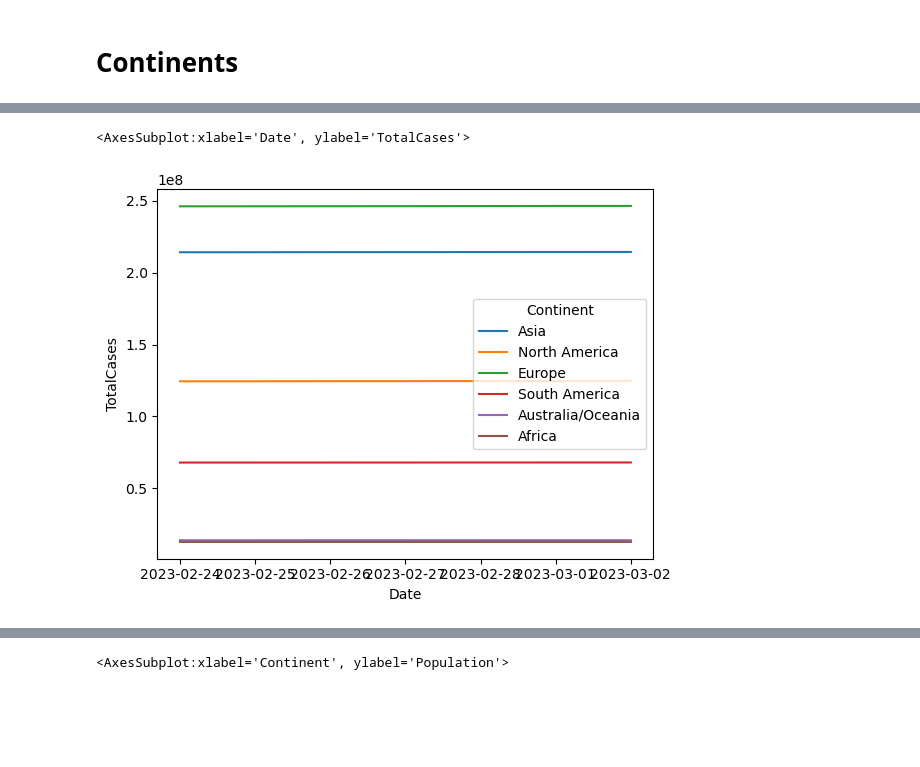
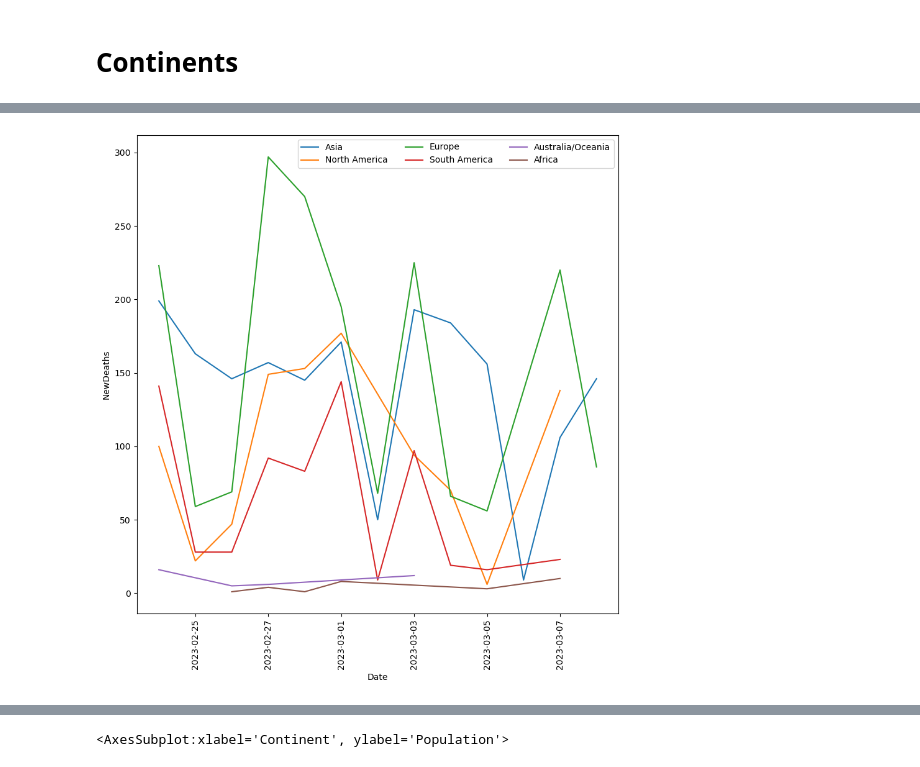
Before and after one commit to daongochoa2002/Lab1-Data-Visualization, a Jupyter notebook: Coronavirus Analysis.ipynb, the cells around one changed output, grey strips where cells are left out. Cells and saved outputs as stored; diff of their text form; code cells hidden in the pictures; blank space fills up the shorter version.

```diff
--- a/Coronavirus Analysis.ipynb
+++ b/Coronavirus Analysis.ipynb
@@ -138,9 +272,12 @@ import matplotlib.pyplot as plt
 # %%
-sns.lineplot(x="Date", y="TotalCases",
+plt.figure(figsize=(10,10))
+sns.lineplot(x="Date", y="NewDeaths",
              hue="Continent", data=continents_df)
+plt.legend(ncol=3, bbox_to_anchor=(1,1))
+plt.xticks(rotation=90)
+plt.show()
 # %% [output]
-<AxesSubplot:xlabel='Date', ylabel='TotalCases'>
-[figure, old version]
+[figure, new version]
 # %%
 sns.lineplot(x="Date", y="NewCases",
              hue="Continent", data=continents_df)
```
Also changed, not shown: parts of 44 cells of this notebook.
